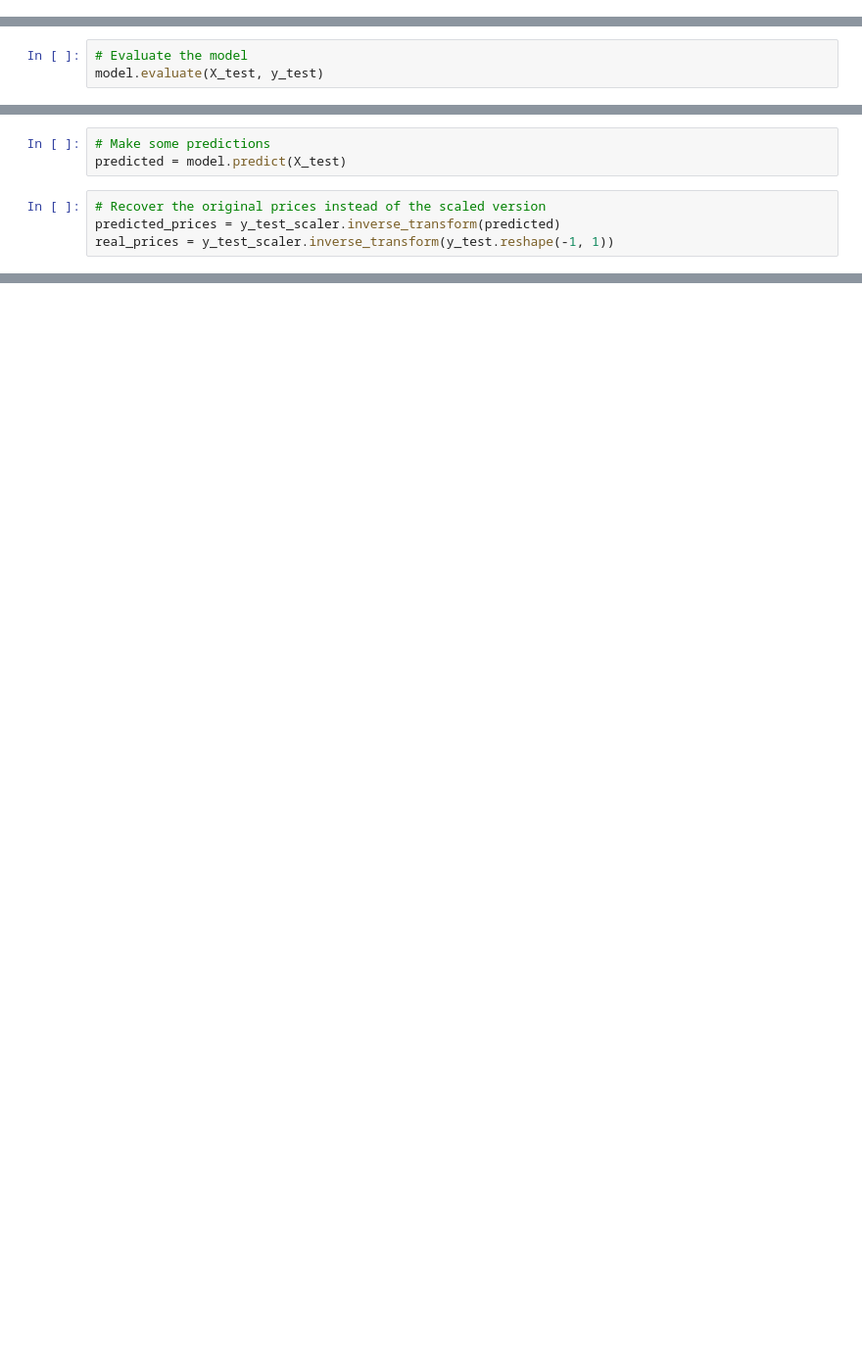
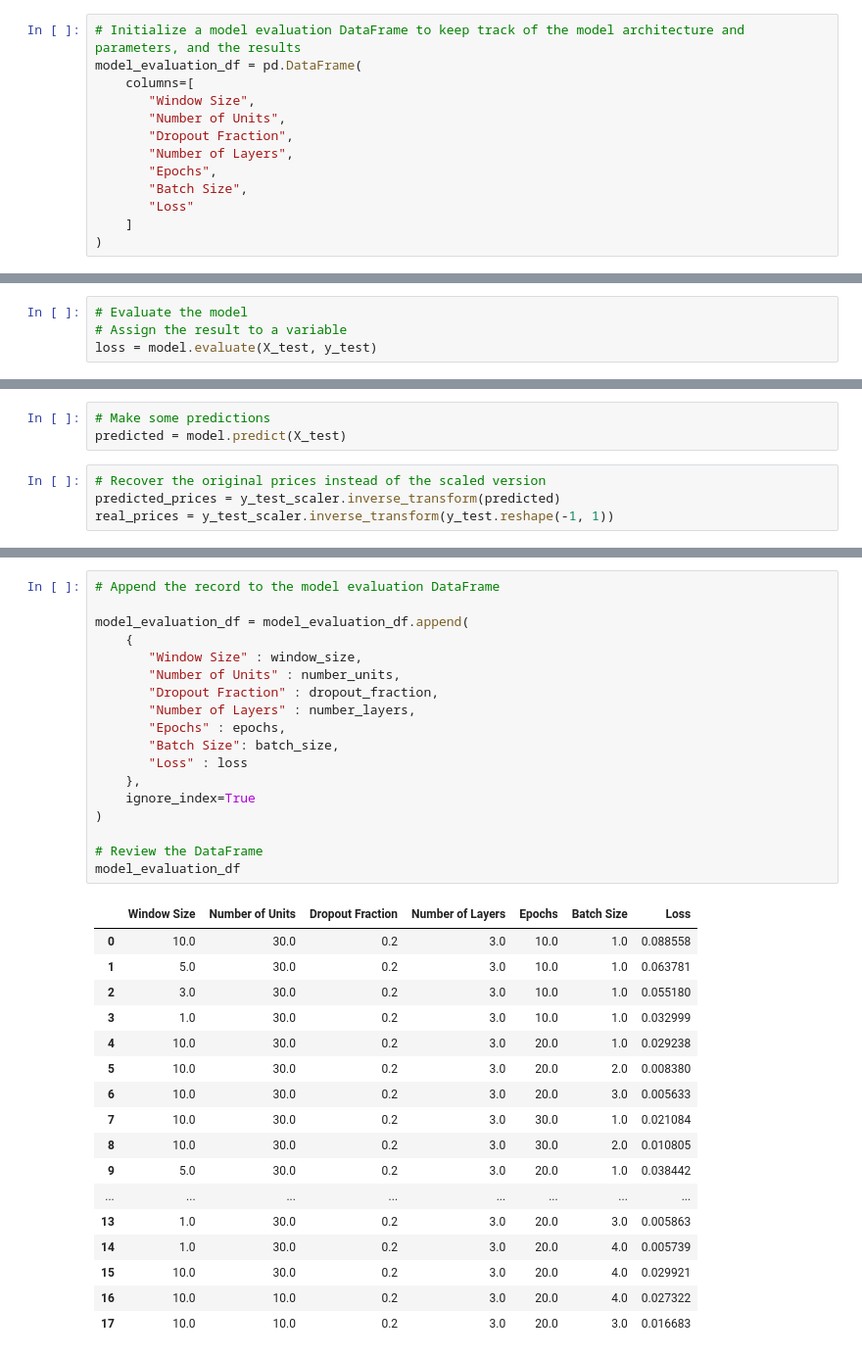
Before and after one commit to brilliantlyc/LSTM_Stock_Predictor, a Jupyter notebook: lstm_stock_predictor_closing.ipynb, the cells around one changed output, grey strips where cells are left out. Shown at 98% size. Saved outputs shown, nothing was run; the diff lists cells and outputs as text; blank space fills up the shorter version.

```diff
--- a/lstm_stock_predictor_closing.ipynb
+++ b/lstm_stock_predictor_closing.ipynb
@@ -101,6 +101,19 @@ def window_data(df, window, feature_col_number, target_col_number):
         X.append(features)
         y.append(target)
     return np.array(X), np.array(y).reshape(-1, 1)
+# %%
+# Initialize a model evaluation DataFrame to keep track of the model architecture and parameters, and the results
+model_evaluation_df = pd.DataFrame(
+    columns=[
+       "Window Size",
+       "Number of Units",
+       "Dropout Fraction",
+       "Number of Layers",
+       "Epochs",
+       "Batch Size",
+       "Loss"
+    ]
+)
 # %%
 # Predict Closing Prices using a 10 day window of previous closing prices
 # Then, experiment with window sizes anywhere from 1 to 10 and see how the model performance changes
@@ -258,5 +273,6 @@ You will need to:
 Remember to apply the `inverse_transform` function to the predicted and y_test values to recover the actual closing prices.
 # %%
 # Evaluate the model
-model.evaluate(X_test, y_test)
+# Assign the result to a variable
+loss = model.evaluate(X_test, y_test)
 # %% [output]
@@ -288,3 +303,39 @@ stocks.head()
 stocks.hvplot()
 # %% [output]
 [interactive output not drawn]
+# %%
+# Append the record to the model evaluation DataFrame
+
+model_evaluation_df = model_evaluation_df.append(
+    {
+       "Window Size" : window_size,
+       "Number of Units" : number_units,
+       "Dropout Fraction" : dropout_fraction,
+       "Number of Layers" : number_layers,
+       "Epochs" : epochs,
+       "Batch Size": batch_size,
+       "Loss" : loss
+    },
+    ignore_index=True
+)
+
+# Review the DataFrame
+model_evaluation_df
+# %% [output]
+|  | Window Size | Number of Units | Dropout Fraction | Number of Layers | Epochs | Batch Size | Loss |
+| 0 | 10.0 | 30.0 | 0.2 | 3.0 | 10.0 | 1.0 | 0.088558 |
+| 1 | 5.0 | 30.0 | 0.2 | 3.0 | 10.0 | 1.0 | 0.063781 |
+| 2 | 3.0 | 30.0 | 0.2 | 3.0 | 10.0 | 1.0 | 0.055180 |
+| 3 | 1.0 | 30.0 | 0.2 | 3.0 | 10.0 | 1.0 | 0.032999 |
+| 4 | 10.0 | 30.0 | 0.2 | 3.0 | 20.0 | 1.0 | 0.029238 |
+| 5 | 10.0 | 30.0 | 0.2 | 3.0 | 20.0 | 2.0 | 0.008380 |
+| 6 | 10.0 | 30.0 | 0.2 | 3.0 | 20.0 | 3.0 | 0.005633 |
+| 7 | 10.0 | 30.0 | 0.2 | 3.0 | 30.0 | 1.0 | 0.021084 |
+| 8 | 10.0 | 30.0 | 0.2 | 3.0 | 30.0 | 2.0 | 0.010805 |
+| 9 | 5.0 | 30.0 | 0.2 | 3.0 | 20.0 | 1.0 | 0.038442 |
+| ... | ... | ... | ... | ... | ... | ... | ... |
+| 13 | 1.0 | 30.0 | 0.2 | 3.0 | 20.0 | 3.0 | 0.005863 |
+| 14 | 1.0 | 30.0 | 0.2 | 3.0 | 20.0 | 4.0 | 0.005739 |
+| 15 | 10.0 | 30.0 | 0.2 | 3.0 | 20.0 | 4.0 | 0.029921 |
+| 16 | 10.0 | 10.0 | 0.2 | 3.0 | 20.0 | 4.0 | 0.027322 |
+| 17 | 10.0 | 10.0 | 0.2 | 3.0 | 20.0 | 3.0 | 0.016683 |
```
Also changed, not shown: parts of 6 cells of this notebook, 21 other files.
